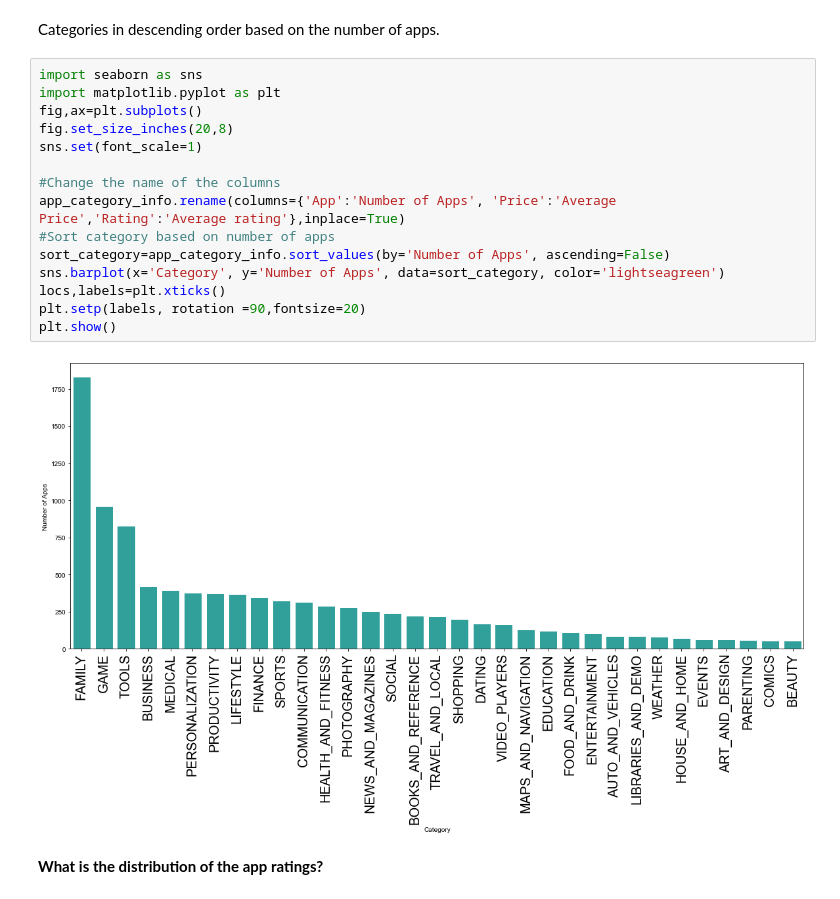
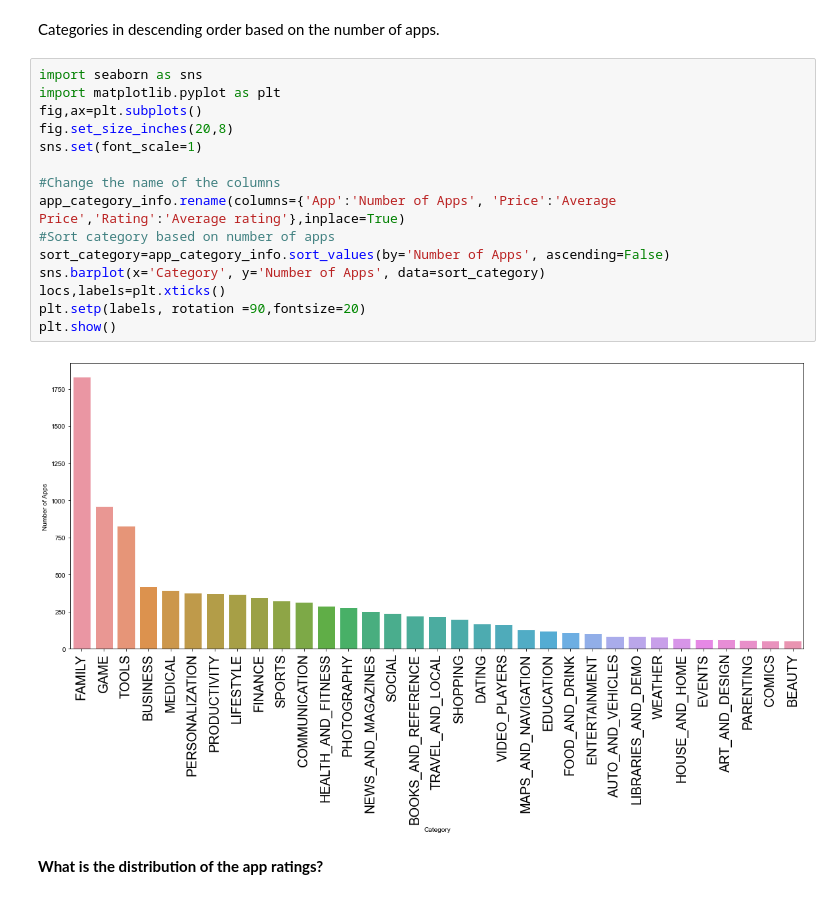
Before and after one commit to filzahanti/Filza-Projects, a Jupyter notebook: Exploring The Android App Market/analysis.ipynb, the cells around one changed output. Cells and saved outputs as stored; diff of their text form.

```diff
--- a/Exploring The Android App Market/analysis.ipynb
+++ b/Exploring The Android App Market/analysis.ipynb
@@ -109,20 +129,20 @@ Categories in descending order based on the number of apps.
 # %%
 import seaborn as sns
 import matplotlib.pyplot as plt
 fig,ax=plt.subplots()
 fig.set_size_inches(20,8)
 sns.set(font_scale=1)
 
 #Change the name of the columns
 app_category_info.rename(columns={'App':'Number of Apps', 'Price':'Average Price','Rating':'Average rating'},inplace=True)
 #Sort category based on number of apps
 sort_category=app_category_info.sort_values(by='Number of Apps', ascending=False)
-sns.barplot(x='Category', y='Number of Apps', data=sort_category, color='lightseagreen')
+sns.barplot(x='Category', y='Number of Apps', data=sort_category)
 locs,labels=plt.xticks()
 plt.setp(labels, rotation =90,fontsize=20)
 plt.show()
 # %% [output]
-[figure, old version]
+[figure, new version]
 # %% [markdown]
 <b>What is the distribution of the app ratings?</b>
 # %%
```
Also changed, not shown: parts of 5 cells of this notebook.
